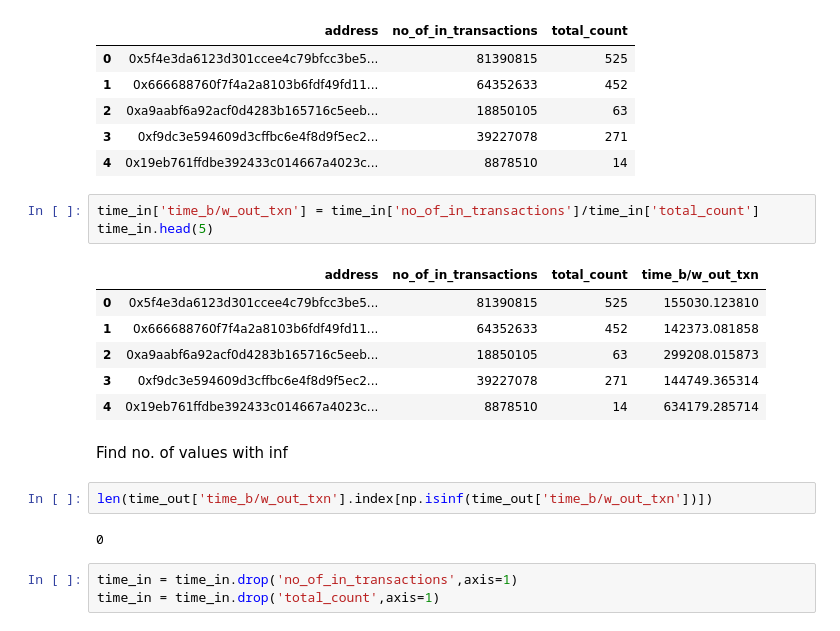
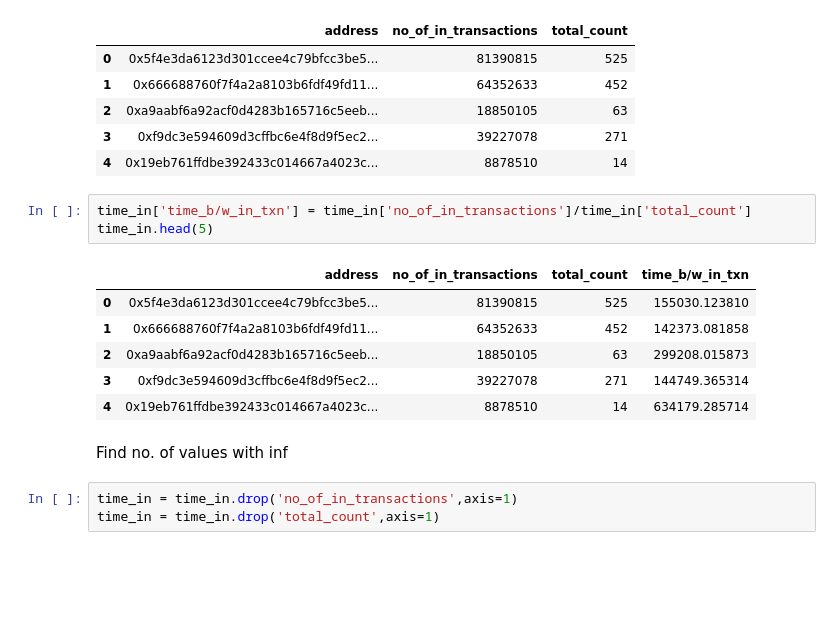
Before and after one commit to m-shilpa/ethereum-data-analysis, a Jupyter notebook: Data_Preprocessing.ipynb, the cells around one changed output. Cells and saved outputs as stored; diff of their text form; blank space fills up the shorter version.

```diff
--- a/Data_Preprocessing.ipynb
+++ b/Data_Preprocessing.ipynb
@@ -178,10 +203,10 @@ dtype: object
 | 3 | 0xf9dc3e594609d3cffbc6e4f8d9f5ec2... | 39227078 | 271 |
 | 4 | 0x19eb761ffdbe392433c014667a4023c... | 8878510 | 14 |
 # %%
-time_in['time_b/w_out_txn'] = time_in['no_of_in_transactions']/time_in['total_count']
+time_in['time_b/w_in_txn'] = time_in['no_of_in_transactions']/time_in['total_count']
 time_in.head(5)
 # %% [output]
-|  | address | no_of_in_transactions | total_count | time_b/w_out_txn |
+|  | address | no_of_in_transactions | total_count | time_b/w_in_txn |
 | 0 | 0x5f4e3da6123d301ccee4c79bfcc3be5... | 81390815 | 525 | 155030.123810 |
 | 1 | 0x666688760f7f4a2a8103b6fdf49fd11... | 64352633 | 452 | 142373.081858 |
 | 2 | 0xa9aabf6a92acf0d4283b165716c5eeb... | 18850105 | 63 | 299208.015873 |
@@ -189,10 +214,6 @@ time_in.head(5)
 | 4 | 0x19eb761ffdbe392433c014667a4023c... | 8878510 | 14 | 634179.285714 |
 # %% [markdown]
 Find no. of values with inf
-# %%
-len(time_out['time_b/w_out_txn'].index[np.isinf(time_out['time_b/w_out_txn'])])
-# %% [output]
-0
 # %%
 time_in = time_in.drop('no_of_in_transactions',axis=1)
 time_in = time_in.drop('total_count',axis=1)
```
Also changed, not shown: parts of 9 cells of this notebook.
